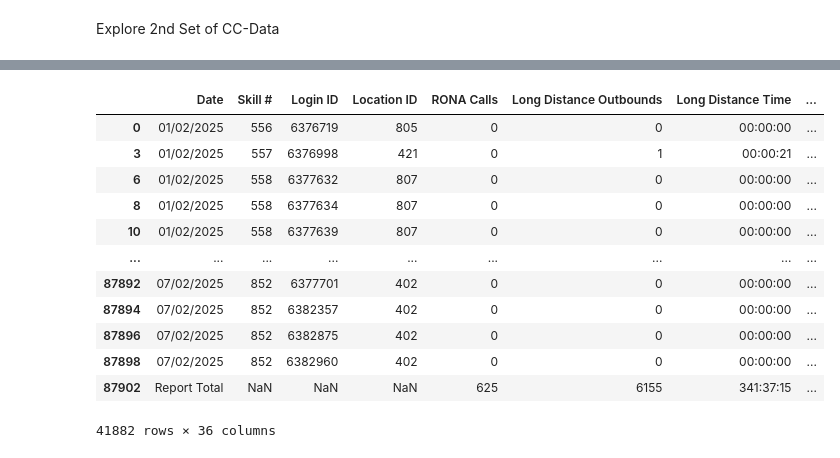
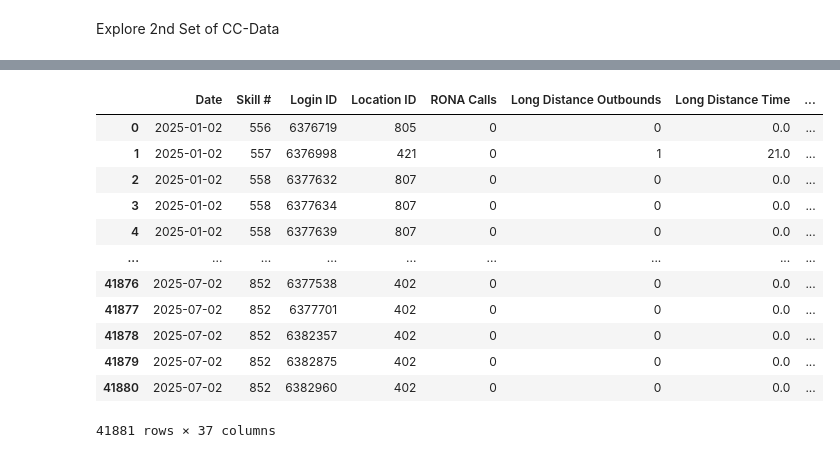
Before and after one commit to avtmarquardt-png/DPP_Callcenter, a Jupyter notebook: notebooks/Explore_CC_perf.ipynb, the cells around one changed output, grey strips where cells are left out. Drawn from its saved outputs; the diff is of its cells as text; code cells hidden in the pictures.

```diff
--- a/notebooks/Explore_CC_perf.ipynb
+++ b/notebooks/Explore_CC_perf.ipynb
@@ -25,24 +9,58 @@ df
 # %%
 # Remove all rows with 'Sub Total' in any column and all rows with a non-null 'Location ID'
 df_cleaned = df.copy()
 # Remove rows where any column contains 'Sub Total'
 df_cleaned = df_cleaned[~df_cleaned.apply(lambda row: row.astype(str).str.contains('Sub Total').any(), axis=1)]
+df_cleaned = df_cleaned[:-1]  # Remove the last row if it is a total summary
+df_cleaned.reset_index(drop=True, inplace=True)
+
+# Ensure Date column is clean and parsed correctly
+df_cleaned['Date'] = (
+    df_cleaned['Date']
+    .astype(str)                 # force everything to string
+    .str.strip()                 # remove extra spaces
+    .pipe(pd.to_datetime, errors='coerce')
+)
+
+# Create ISO week labels for better grouping
+iso_calendar = df_cleaned['Date'].dt.isocalendar()
+df_cleaned['Week'] = 'W' + iso_calendar['week'].astype(str).str.zfill(2) + '-' + iso_calendar['year'].astype(str)
+
+# Convert hh:mm:ss strings to seconds
+time_cols = ['ACD Time', 'ACW Time', 'Long Distance Time']
+
+for col in time_cols:
+    df_cleaned[col] = pd.to_timedelta(df_cleaned[col], errors='coerce').dt.total_seconds()
+
+
+
+# # Optional: check if any values failed to convert
+# bad_dates = df_cleaned[df_cleaned['Date'].isna()]
+
+# if not bad_dates.empty:
+#     print("⚠️ Unparseable dates found:")
+#     print(bad_dates['Date'].unique())
+
+# Reset index after filtering
+
 # Remove rows where 'Location ID' is not null (if column exists)
 # if 'Location ID' in df_cleaned.columns:
 #     df_cleaned = df_cleaned[df_cleaned['Location ID'].isnull()]
 # df_cleaned.reset_index(drop=True, inplace=True)
-df_cleaned
+display(df_cleaned)
+
+df_save = df_cleaned.copy()
 # %% [output]
 |  | Date | Skill # | Login ID | Location ID | RONA Calls | Long Distance Outbounds | Long Distance Time | ... |
-| 0 | 01/02/2025 | 556 | 6376719 | 805 | 0 | 0 | 00:00:00 | ... |
-| 3 | 01/02/2025 | 557 | 6376998 | 421 | 0 | 1 | 00:00:21 | ... |
-| 6 | 01/02/2025 | 558 | 6377632 | 807 | 0 | 0 | 00:00:00 | ... |
-| 8 | 01/02/2025 | 558 | 6377634 | 807 | 0 | 0 | 00:00:00 | ... |
-| 10 | 01/02/2025 | 558 | 6377639 | 807 | 0 | 0 | 00:00:00 | ... |
+| 0 | 2025-01-02 | 556 | 6376719 | 805 | 0 | 0 | 0.0 | ... |
+| 1 | 2025-01-02 | 557 | 6376998 | 421 | 0 | 1 | 21.0 | ... |
+| 2 | 2025-01-02 | 558 | 6377632 | 807 | 0 | 0 | 0.0 | ... |
+| 3 | 2025-01-02 | 558 | 6377634 | 807 | 0 | 0 | 0.0 | ... |
+| 4 | 2025-01-02 | 558 | 6377639 | 807 | 0 | 0 | 0.0 | ... |
 | ... | ... | ... | ... | ... | ... | ... | ... | ... |
-| 87892 | 07/02/2025 | 852 | 6377701 | 402 | 0 | 0 | 00:00:00 | ... |
-| 87894 | 07/02/2025 | 852 | 6382357 | 402 | 0 | 0 | 00:00:00 | ... |
-| 87896 | 07/02/2025 | 852 | 6382875 | 402 | 0 | 0 | 00:00:00 | ... |
-| 87898 | 07/02/2025 | 852 | 6382960 | 402 | 0 | 0 | 00:00:00 | ... |
-| 87902 | Report Total | NaN | NaN | NaN | 625 | 6155 | 341:37:15 | ... |
+| 41876 | 2025-07-02 | 852 | 6377538 | 402 | 0 | 0 | 0.0 | ... |
+| 41877 | 2025-07-02 | 852 | 6377701 | 402 | 0 | 0 | 0.0 | ... |
+| 41878 | 2025-07-02 | 852 | 6382357 | 402 | 0 | 0 | 0.0 | ... |
+| 41879 | 2025-07-02 | 852 | 6382875 | 402 | 0 | 0 | 0.0 | ... |
+| 41880 | 2025-07-02 | 852 | 6382960 | 402 | 0 | 0 | 0.0 | ... |
-41882 rows × 36 columns
+41881 rows × 37 columns
```
Also changed, not shown: parts of 9 cells of this notebook, 1 other file.
